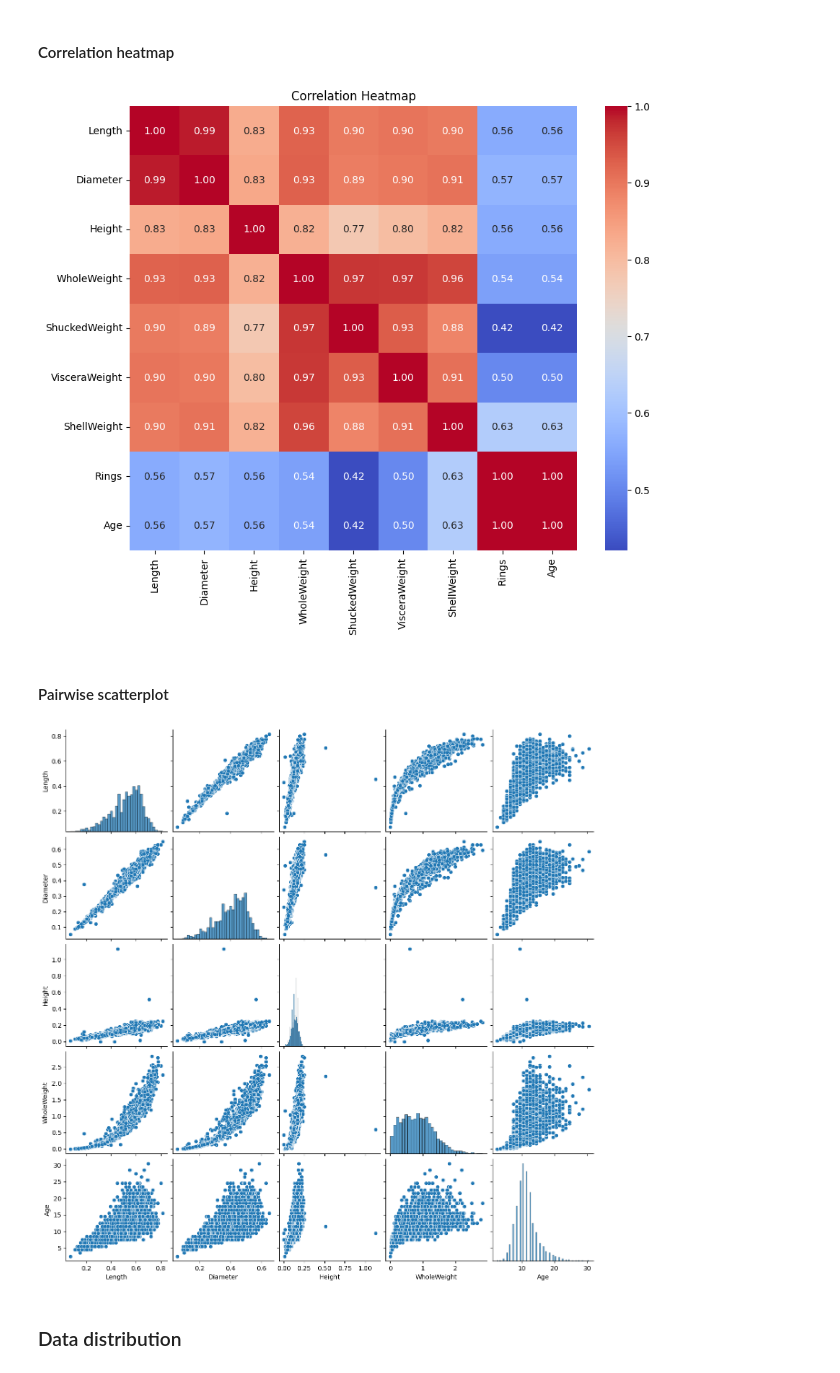
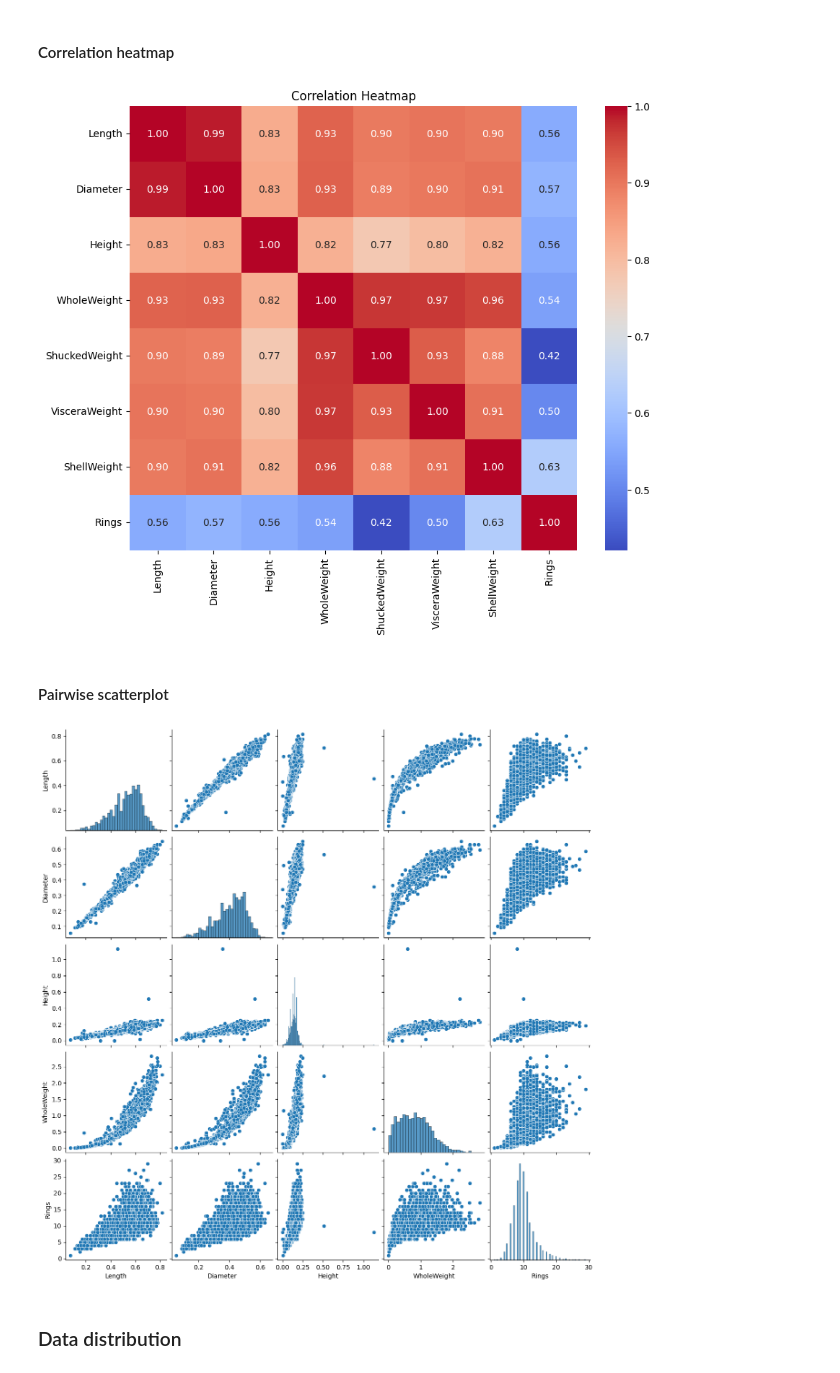
Before and after one commit to hmantovani/hmantovani, a Jupyter notebook: abalone-EN/abalone-eda.ipynb, the cells around one changed output. Cells and saved outputs as stored; diff of their text form; code cells hidden in the pictures.

```diff
--- a/abalone-EN/abalone-eda.ipynb
+++ b/abalone-EN/abalone-eda.ipynb
@@ -50,5 +48,3 @@ The dataset itself suggests that you consider the abalone Age to be its number o
-# %%
-abalone['Age'] = abalone['Rings'] + 1.5
 # %% [markdown]
 #### Basic information
 # %%
@@ -156,14 +149,14 @@ sns.heatmap(correlation_matrix, annot=True, cmap="coolwarm", fmt=".2f")
 plt.title('Correlation Heatmap')
 plt.show()
 # %% [output]
-[figure, old version]
+[figure, new version]
 # %% [markdown]
 #### Pairwise scatterplot
 # %%
-sns.pairplot(abalone[['Length', 'Diameter', 'Height', 'WholeWeight', 'Age']])
+sns.pairplot(abalone[['Length', 'Diameter', 'Height', 'WholeWeight', 'Rings']])
 plt.show()
 # %% [output]
-[figure, old version]
+[figure, new version]
 # %% [markdown]
 ### Data distribution
 # %% [markdown]
```
Also changed, not shown: parts of 30 cells of this notebook, 1 other file.
